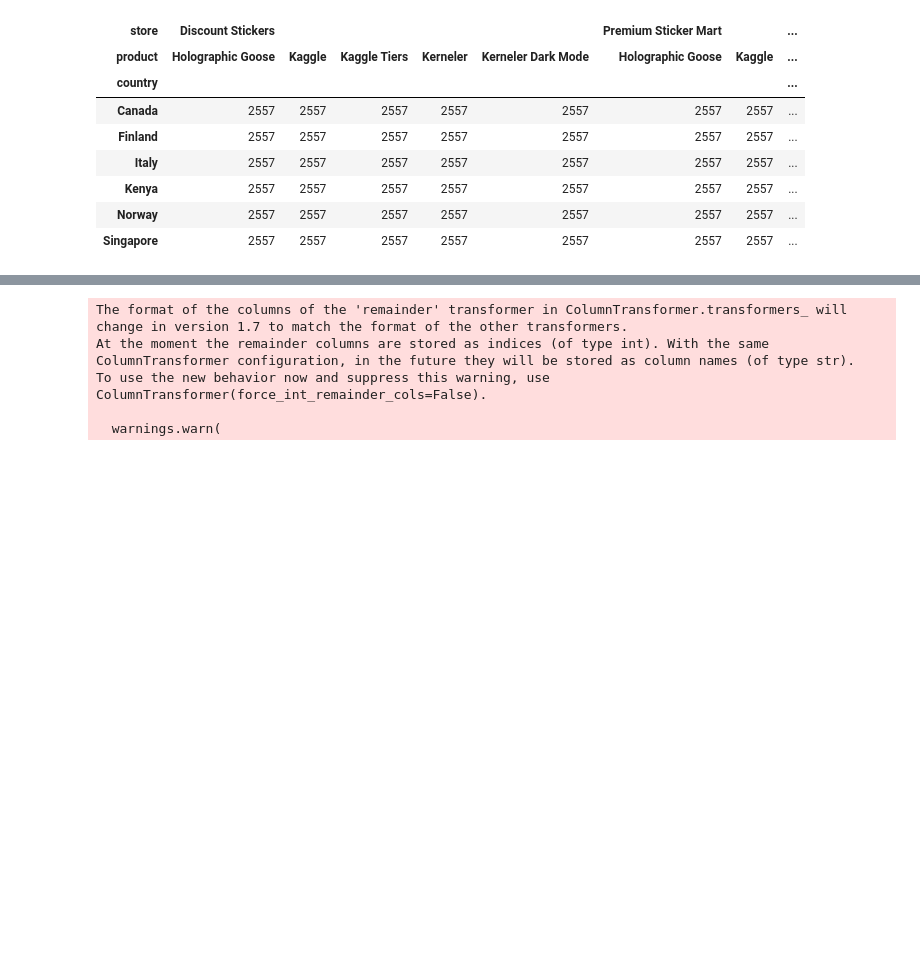
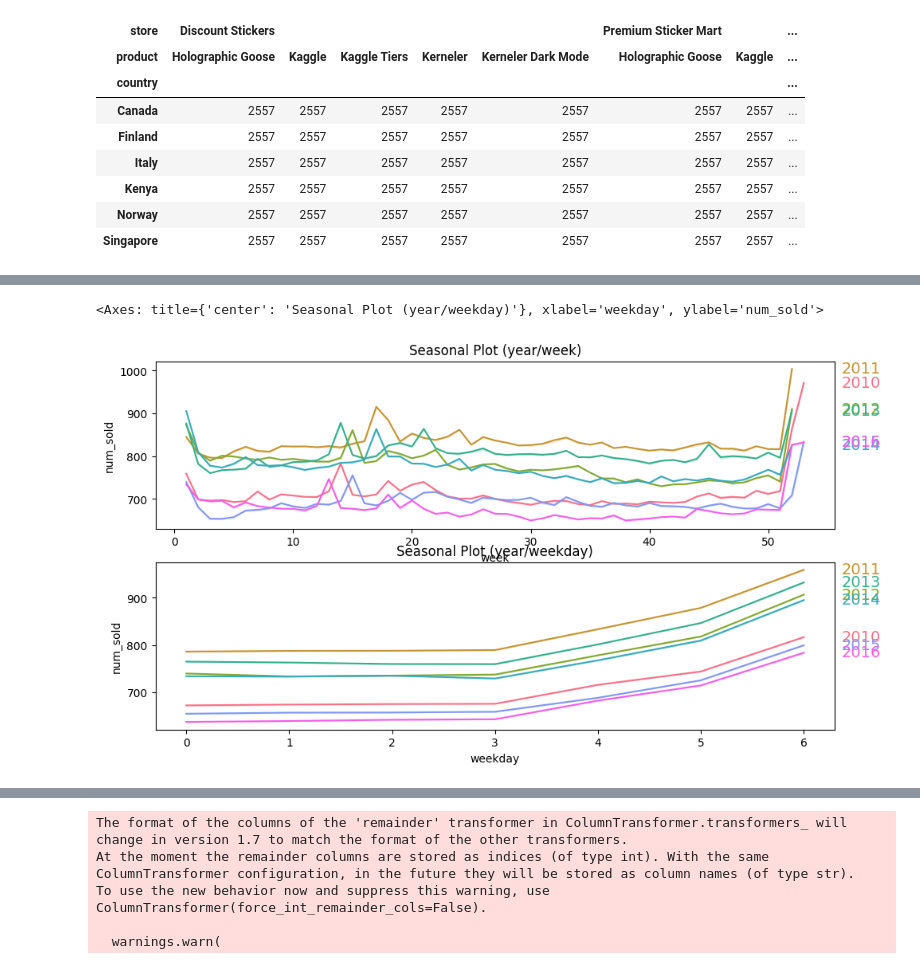
Before and after one commit to mihofer/kaggle_projects, a Jupyter notebook: forecasting_sticker_sales/analysis.ipynb, the cells around one changed output, grey strips where cells are left out. Cells and saved outputs as stored; diff of their text form; code cells hidden in the pictures; blank space fills up the shorter version.

```diff
--- a/forecasting_sticker_sales/analysis.ipynb
+++ b/forecasting_sticker_sales/analysis.ipynb
@@ -138,0 +272,7 @@ train_df = train_df.drop(columns=['date'])
+# %%
+fig, (ax0, ax1) = plt.subplots(2, 1, figsize=(11, 6))
+seasonal_plot(train_df, y="num_sold", period="year", freq="week", ax=ax0)
+seasonal_plot(train_df, y="num_sold", period="year", freq="weekday", ax=ax1)
+# %% [output]
+<Axes: title={'center': 'Seasonal Plot (year/weekday)'}, xlabel='weekday', ylabel='num_sold'>
+[figure, added]
```
Also changed, not shown: parts of 14 cells of this notebook.
